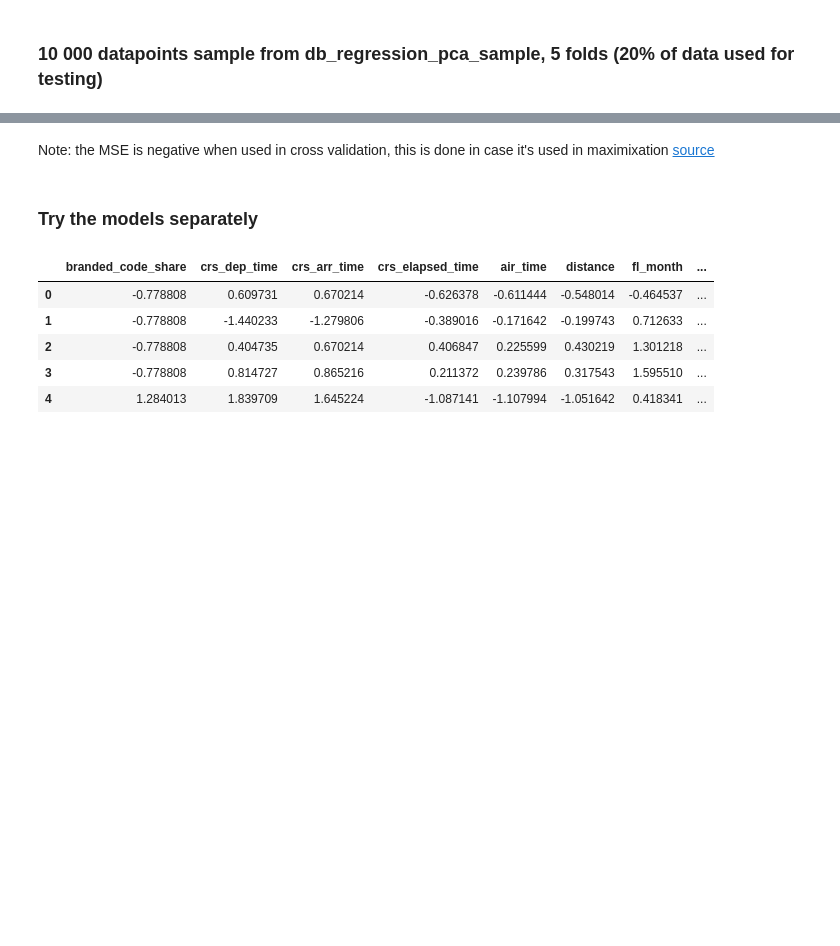
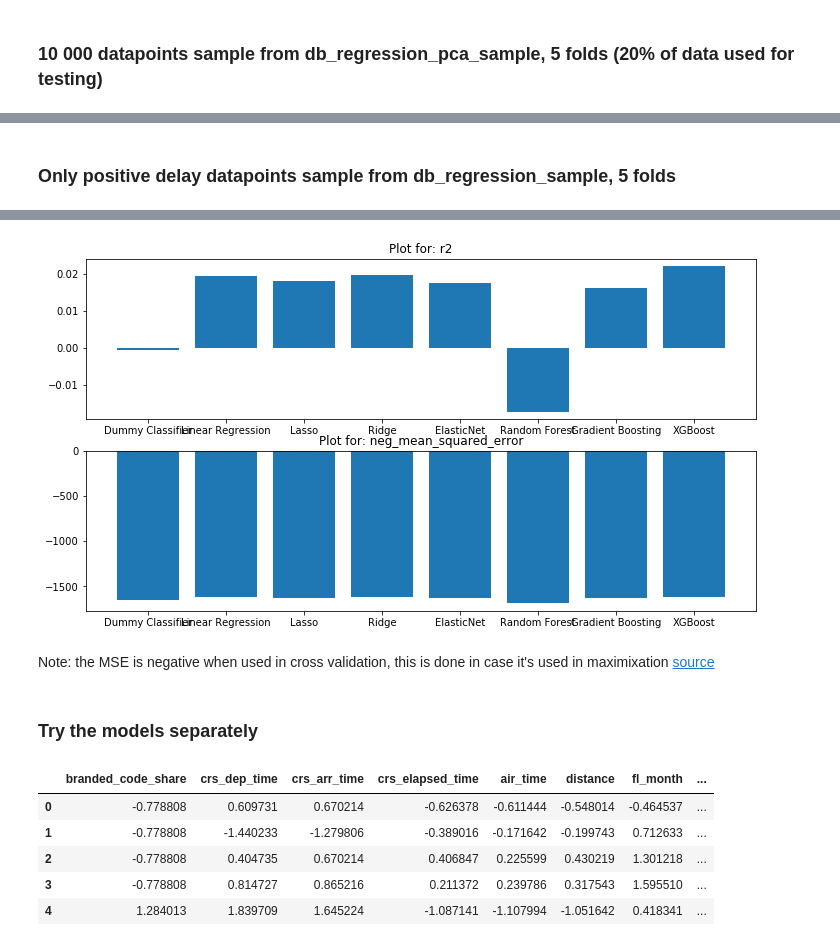
Before and after one commit to Isabelle-Dr/MidTerm-Project, a Jupyter notebook: Notebooks/4_Regression.ipynb, the cells around one changed output, grey strips where cells are left out. Drawn from its saved outputs; the diff is of its cells as text; code cells hidden in the pictures; blank space fills up the shorter version.

```diff
--- a/Notebooks/4_Regression.ipynb
+++ b/Notebooks/4_Regression.ipynb
@@ -79,0 +87,9 @@ print(X_pca.shape)
+# %%
+# get a data sample with only positive delays
+
+data_pos = data[data.arr_delay > 0]
+print(data_pos.shape)
+y_pos = data_pos.arr_delay
+X_pos = data_pos.drop('arr_delay', axis = 1)
+print(y_pos.shape)
+print(X_pos.shape)
@@ -180,0 +219,5 @@ results_mean
+# %% [markdown]
+### Only positive delay datapoints sample from db_regression_sample, 5 folds
+# %%
+results_mean, results_std = perform_cross_validate(models=models, X=X_pos, y=y_pos, scoring=scoring, n_folds=5, plot=True)
+# %% [output]
@@ -181,3 +229,4 @@ results_mean
+[figure, added]
 # %% [markdown]
 Note: the MSE is negative when used in cross validation, this is done in case it's used in maximixation [source](https://www.kaggle.com/questions-and-answers/154600)
 # %% [markdown]
```
Also changed, not shown: parts of 11 cells of this notebook, 1 other file.
